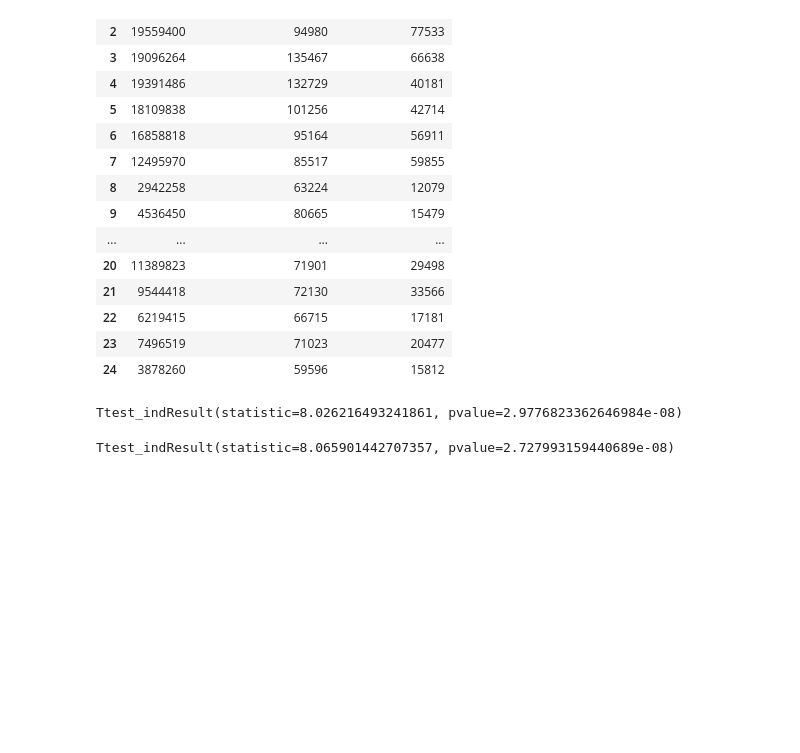
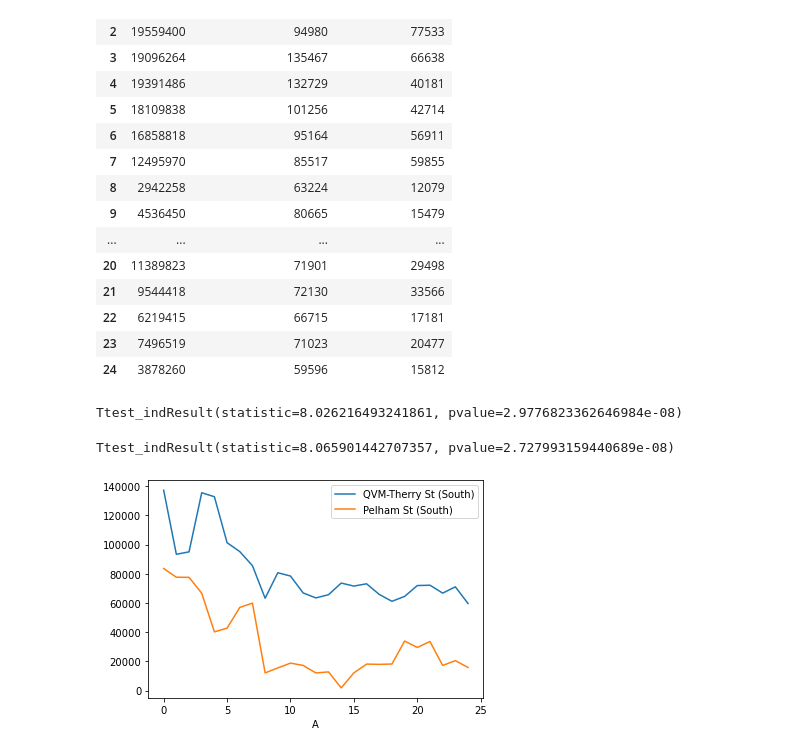
Before and after one commit to James-Akerman/covid19-melbourne-pedestrian-activity-analysis, a Jupyter notebook: Hypothesis 1/Prabh_analysis.ipynb, the cells around one changed output. Drawn from its saved outputs; the diff is of its cells as text; code cells hidden in the pictures; blank space fills up the shorter version.

```diff
--- a/Hypothesis 1/Prabh_analysis.ipynb
+++ b/Hypothesis 1/Prabh_analysis.ipynb
@@ -5,6 +6,7 @@ import scipy.stats as stats
 # %%
-file = 'ped_data.csv'
-fileb = 't_test.csv'
+file  = 'Resources/ped_data.csv'
+fileb = 'Resources/t_test.csv'
+filec = 'Resources/jan_11years.csv'
 # %%
 df = pd.read_csv(file)
 df2 = pd.read_csv(fileb)
@@ -140,3 +143,10 @@ Ttest_indResult(statistic=8.026216493241861, pvalue=2.9776823362646984e-08)
 stats.ttest_ind(df2['Total'], df2['Pelham St (South)'], equal_var=False)
 # %% [output]
 Ttest_indResult(statistic=8.065901442707357, pvalue=2.727993159440689e-08)
+# %%
+df2["A"] = pd.Series(list(range(len(df2))))
+# %%
+
+pic1 = df2.plot(x='A', y=['QVM-Therry St (South)', 'Pelham St (South)'])
+# %% [output]
+[figure, added]
```
Also changed, not shown: parts of 10 cells of this notebook, 23 other files.
